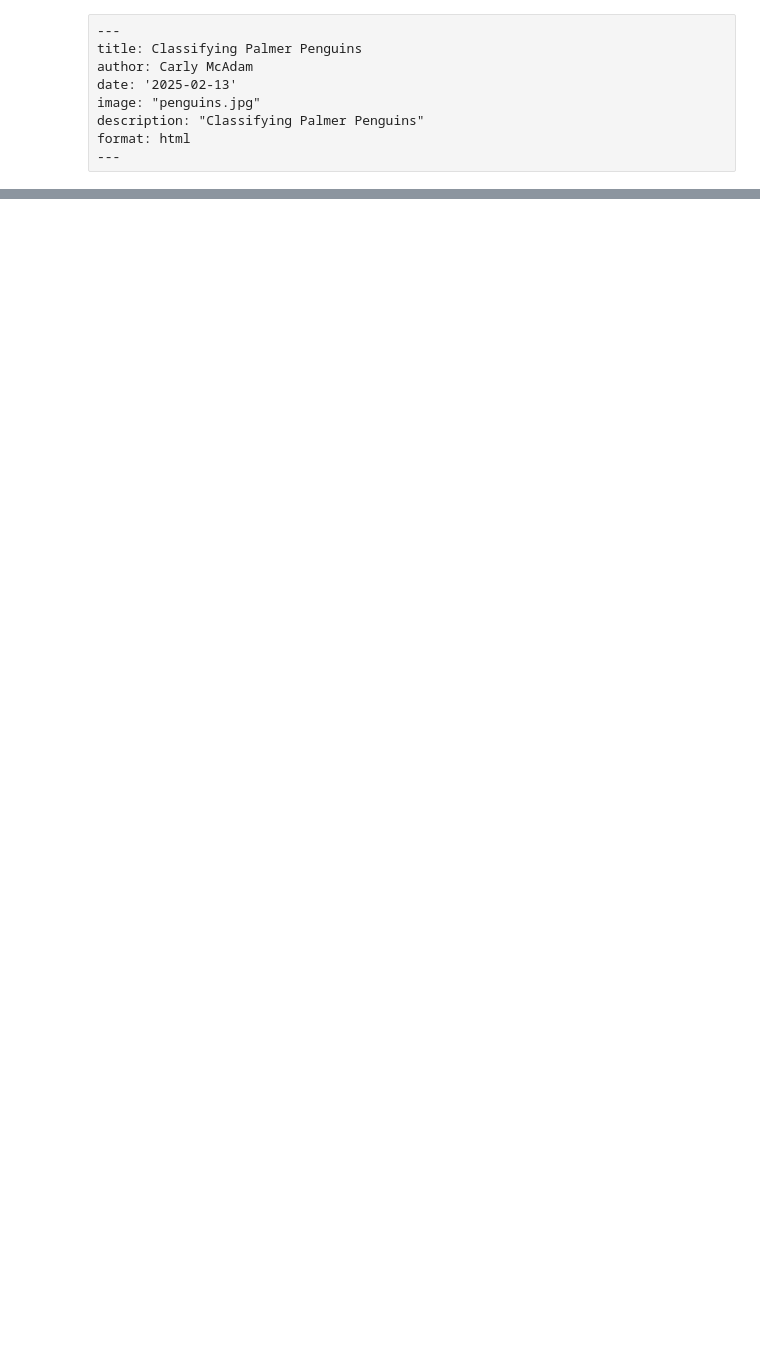
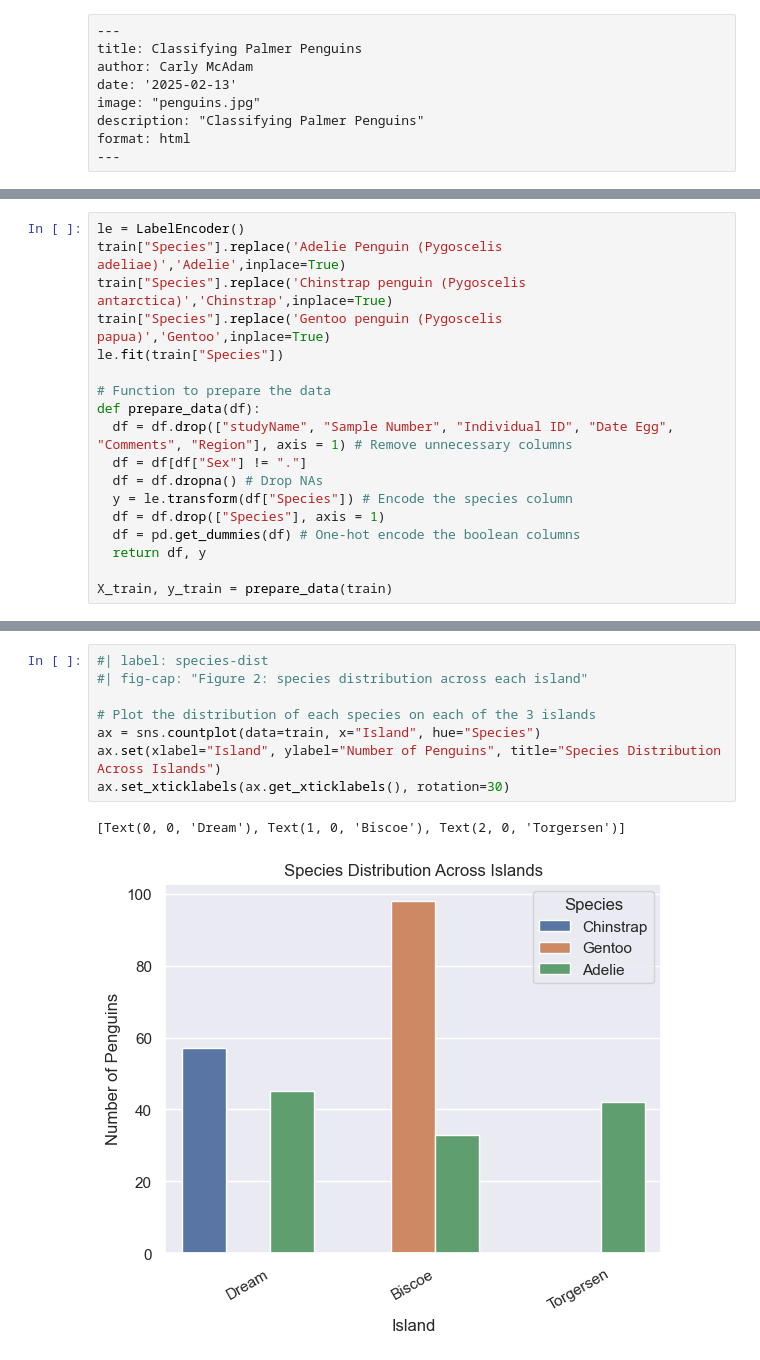
Before and after one commit to carlymcadam/carlymcadam.github.io, a Jupyter notebook: posts/palmer-penguins/index.ipynb, the cells around one changed output, grey strips where cells are left out. Cells and saved outputs as stored; diff of their text form; blank space fills up the shorter version.

Commit message:
palmer penguins submit 1

```diff
--- a/posts/palmer-penguins/index.ipynb
+++ b/posts/palmer-penguins/index.ipynb
@@ -232,0 +36,18 @@ This model was very accurate, and it only missclassified a single penguin, which
+# %%
+le = LabelEncoder()
+train["Species"].replace('Adelie Penguin (Pygoscelis adeliae)','Adelie',inplace=True)
+train["Species"].replace('Chinstrap penguin (Pygoscelis antarctica)','Chinstrap',inplace=True)
+train["Species"].replace('Gentoo penguin (Pygoscelis papua)','Gentoo',inplace=True)
+le.fit(train["Species"])
+
+# Function to prepare the data
+def prepare_data(df):
+  df = df.drop(["studyName", "Sample Number", "Individual ID", "Date Egg", "Comments", "Region"], axis = 1) # Remove unnecessary columns
+  df = df[df["Sex"] != "."]
+  df = df.dropna() # Drop NAs
+  y = le.transform(df["Species"]) # Encode the species column
+  df = df.drop(["Species"], axis = 1)
+  df = pd.get_dummies(df) # One-hot encode the boolean columns
+  return df, y
+
+X_train, y_train = prepare_data(train)
@@ -232,0 +92,11 @@ This model was very accurate, and it only missclassified a single penguin, which
+# %%
+#| label: species-dist
+#| fig-cap: "Figure 2: species distribution across each island"
+
+# Plot the distribution of each species on each of the 3 islands
+ax = sns.countplot(data=train, x="Island", hue="Species")
+ax.set(xlabel="Island", ylabel="Number of Penguins", title="Species Distribution Across Islands")
+ax.set_xticklabels(ax.get_xticklabels(), rotation=30)
+# %% [output]
+[Text(0, 0, 'Dream'), Text(1, 0, 'Biscoe'), Text(2, 0, 'Torgersen')]
+[figure, added]
```
Also changed, not shown: parts of 58 cells of this notebook, 9 other files.
